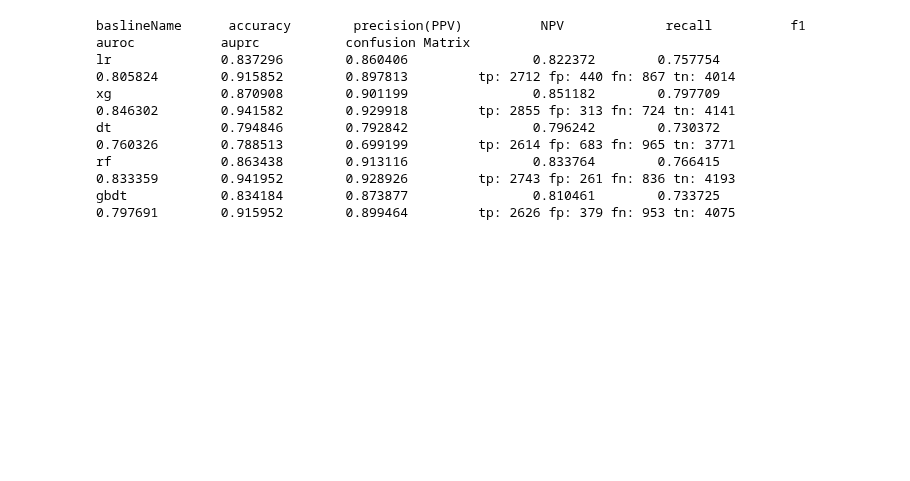
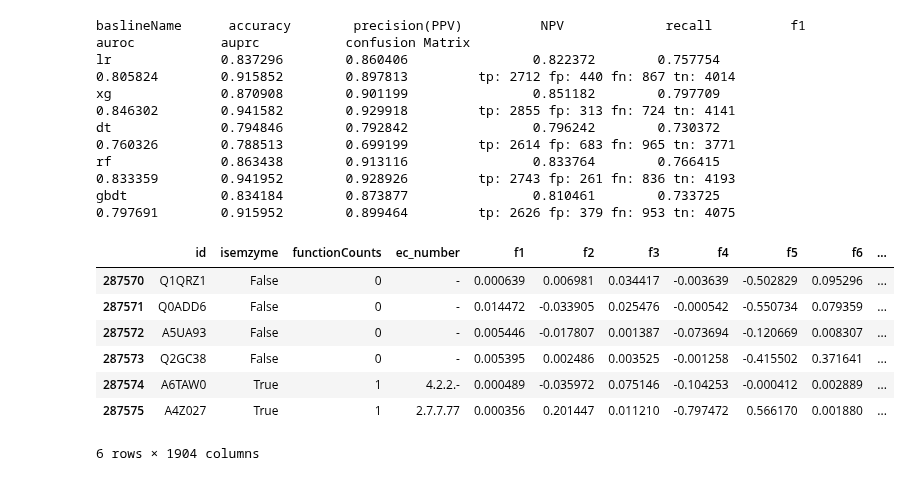
Before and after one commit to kingstdio/BioUniprot, a Jupyter notebook: tasks/task3R/benchmark.ipynb, the cells around one changed output. Drawn from its saved outputs; the diff is of its cells as text; code cells hidden in the pictures; blank space fills up the shorter version.

```diff
--- a/tasks/task3R/benchmark.ipynb
+++ b/tasks/task3R/benchmark.ipynb
@@ -179,3 +180,14 @@ xg              0.870908        0.901199                0.851182        0.797709
 dt              0.794846        0.792842                0.796242        0.730372        0.760326        0.788513        0.699199         tp: 2614 fp: 683 fn: 965 tn: 3771
 rf              0.863438        0.913116                0.833764        0.766415        0.833359        0.941952        0.928926         tp: 2743 fp: 261 fn: 836 tn: 4193
 gbdt            0.834184        0.873877                0.810461        0.733725        0.797691        0.915952        0.899464         tp: 2626 fp: 379 fn: 953 tn: 4075
+# %%
+train.iloc[287570:287576,]
+# %% [output]
+|  | id | isemzyme | functionCounts | ec_number | f1 | f2 | f3 | f4 | f5 | f6 | ... |
+| 287570 | Q1QRZ1 | False | 0 | - | 0.000639 | 0.006981 | 0.034417 | -0.003639 | -0.502829 | 0.095296 | ... |
+| 287571 | Q0ADD6 | False | 0 | - | 0.014472 | -0.033905 | 0.025476 | -0.000542 | -0.550734 | 0.079359 | ... |
+| 287572 | A5UA93 | False | 0 | - | 0.005446 | -0.017807 | 0.001387 | -0.073694 | -0.120669 | 0.008307 | ... |
+| 287573 | Q2GC38 | False | 0 | - | 0.005395 | 0.002486 | 0.003525 | -0.001258 | -0.415502 | 0.371641 | ... |
+| 287574 | A6TAW0 | True | 1 | 4.2.2.- | 0.000489 | -0.035972 | 0.075146 | -0.104253 | -0.000412 | 0.002889 | ... |
+| 287575 | A4Z027 | True | 1 | 2.7.7.77 | 0.000356 | 0.201447 | 0.011210 | -0.797472 | 0.566170 | 0.001880 | ... |
+6 rows × 1904 columns
```
Also changed, not shown: parts of 9 cells of this notebook, 8 other files.
